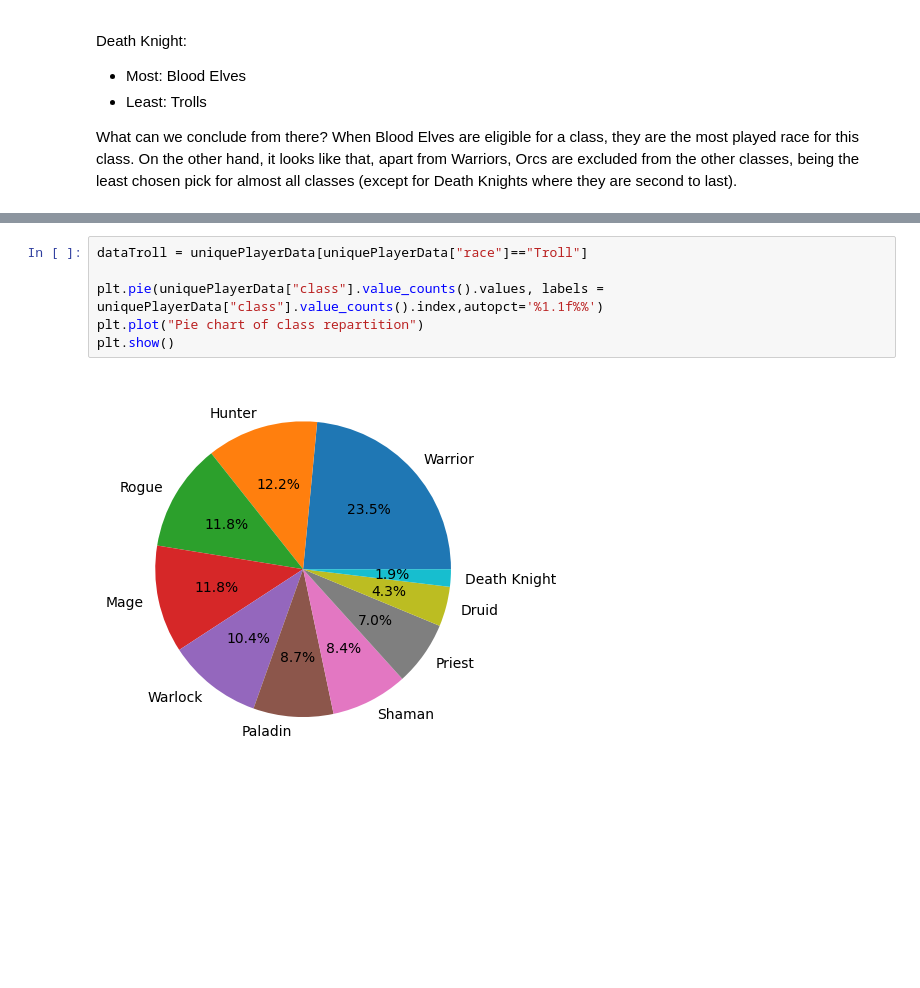
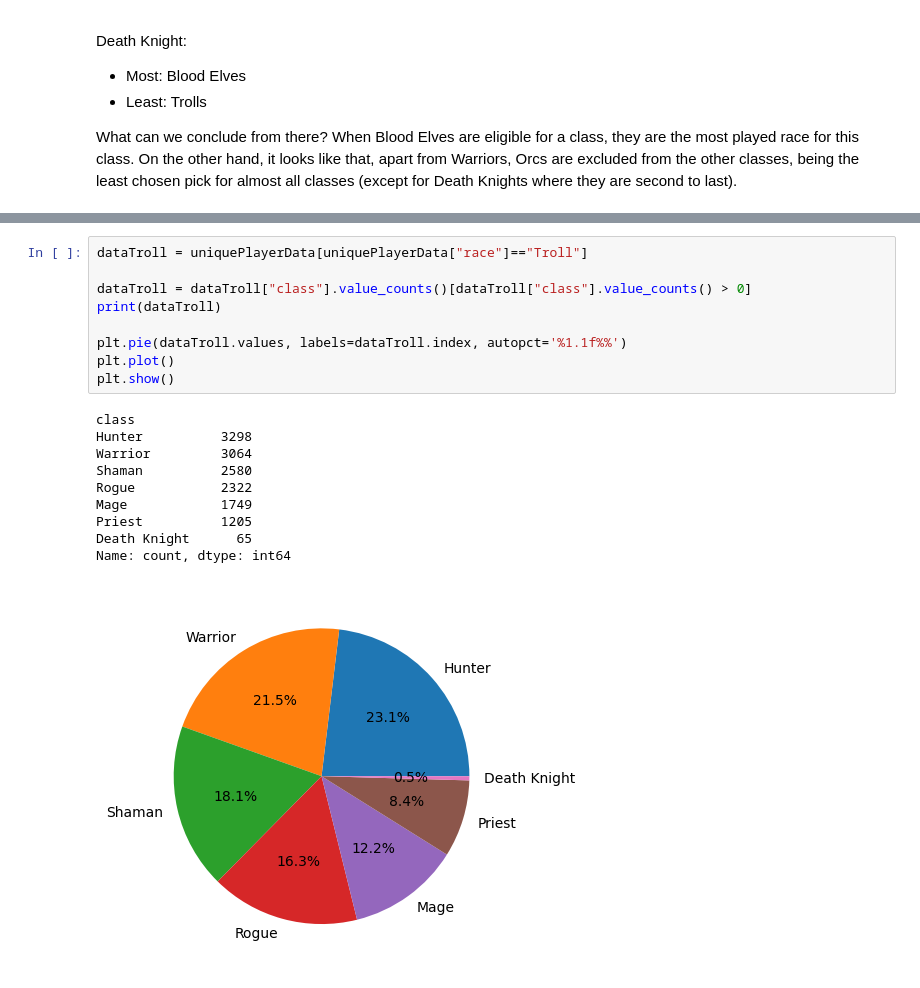
Before and after one commit to PierreVauterin/dataScience, a Jupyter notebook: wowDataAnalysis.ipynb, the cells around one changed output, grey strips where cells are left out. Saved outputs shown, nothing was run; the diff lists cells and outputs as text; blank space fills up the shorter version.

Commit message:
Troll analysis

```diff
--- a/wowDataAnalysis.ipynb
+++ b/wowDataAnalysis.ipynb
@@ -182,8 +191,20 @@ Each race have a specific racial trait. How much of an influence does it have on
 # %%
 dataTroll = uniquePlayerData[uniquePlayerData["race"]=="Troll"]
 
-plt.pie(uniquePlayerData["class"].value_counts().values, labels = uniquePlayerData["class"].value_counts().index,autopct='%1.1f%%')
-plt.plot("Pie chart of class repartition")
+dataTroll = dataTroll["class"].value_counts()[dataTroll["class"].value_counts() > 0]
+print(dataTroll)
+
+plt.pie(dataTroll.values, labels=dataTroll.index, autopct='%1.1f%%')
+plt.plot()
 plt.show()
 # %% [output]
+class
+Hunter          3298
+Warrior         3064
+Shaman          2580
+Rogue           2322
+Mage            1749
+Priest          1205
+Death Knight      65
+Name: count, dtype: int64
-[figure, old version]
+[figure, new version]
```
Also changed, not shown: parts of 3 cells of this notebook.
